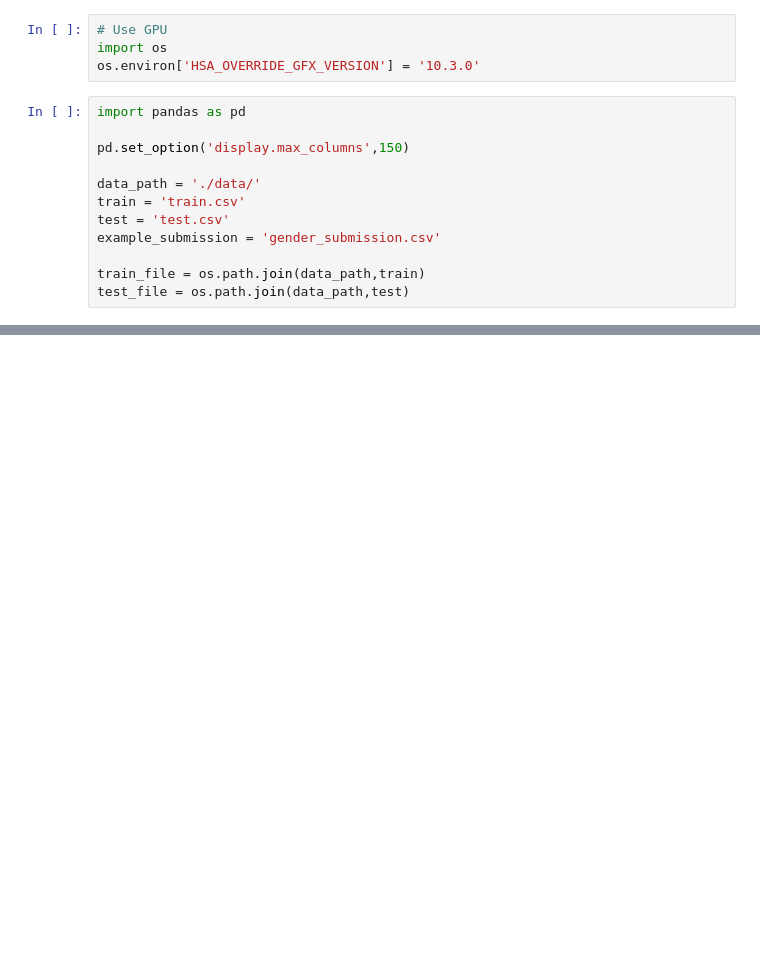
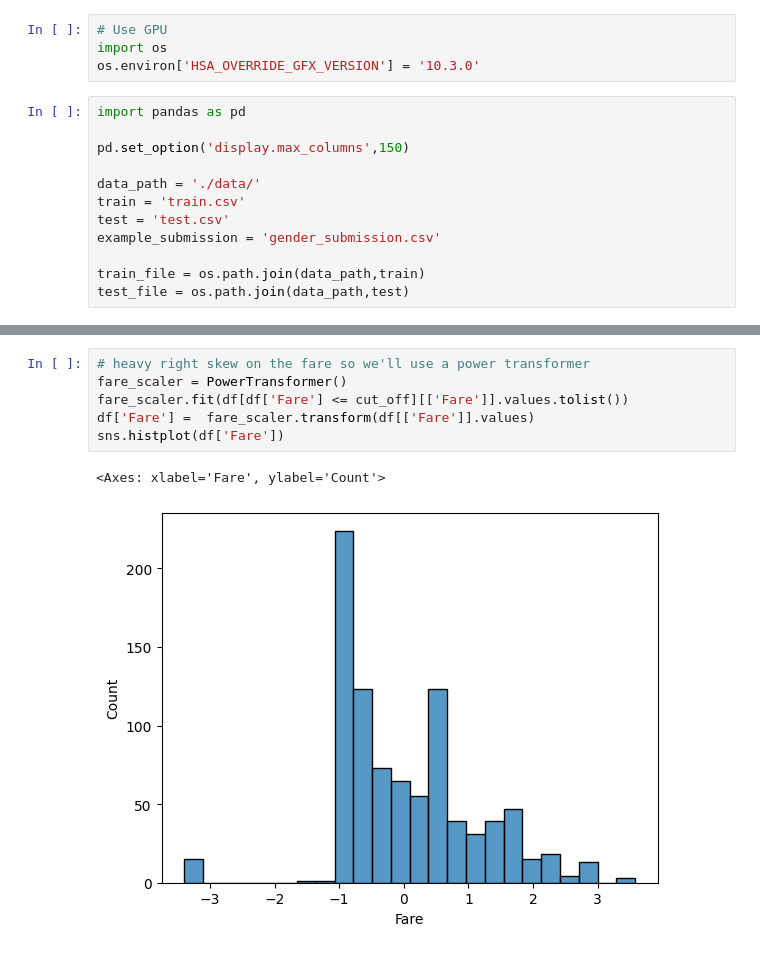
Before and after one commit to lucriver/kaggle-challenges, a Jupyter notebook: titanic/work.ipynb, the cells around one changed output, grey strips where cells are left out. Drawn from its saved outputs; the diff is of its cells as text; blank space fills up the shorter version.

```diff
--- a/titanic/work.ipynb
+++ b/titanic/work.ipynb
@@ -61,0 +190,9 @@ df.head()
+# %%
+# heavy right skew on the fare so we'll use a power transformer
+fare_scaler = PowerTransformer()
+fare_scaler.fit(df[df['Fare'] <= cut_off][['Fare']].values.tolist())
+df['Fare'] =  fare_scaler.transform(df[['Fare']].values)
+sns.histplot(df['Fare'])
+# %% [output]
+<Axes: xlabel='Fare', ylabel='Count'>
+[figure, added]
```
Also changed, not shown: parts of 22 cells of this notebook, 4 other files.
